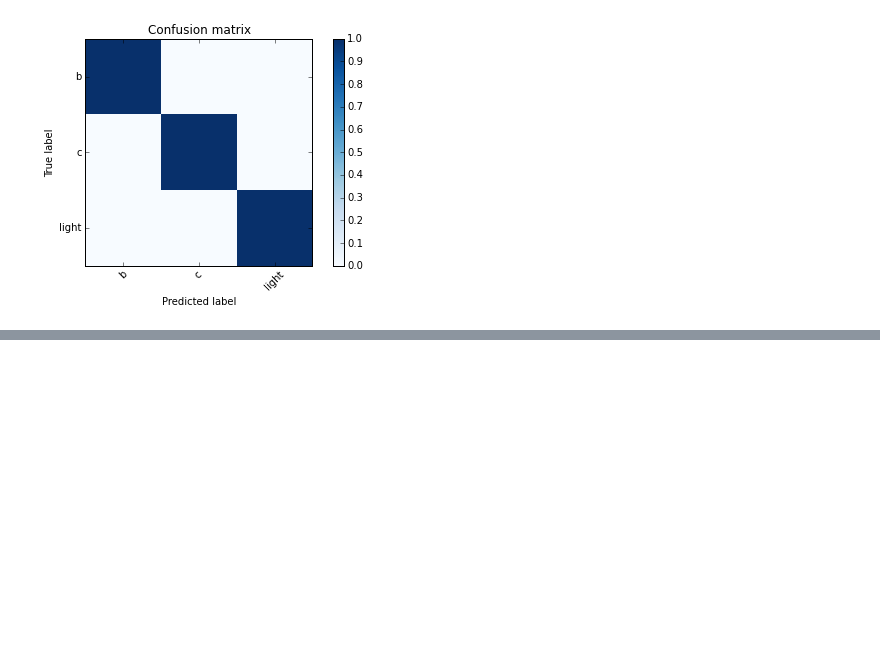
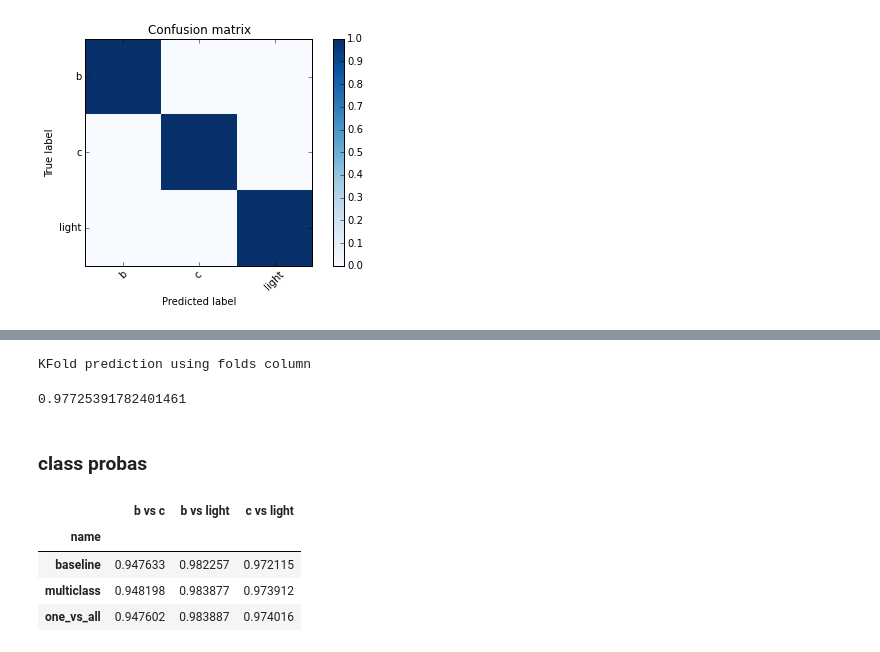
Before and after one commit to tlikhomanenko/jet_tagging_LHCb, a Jupyter notebook: jet-tagging.ipynb, the cells around one changed output, grey strips where cells are left out. Saved outputs shown, nothing was run; the diff lists cells and outputs as text; code cells hidden in the pictures; blank space fills up the shorter version.

```diff
--- a/jet-tagging.ipynb
+++ b/jet-tagging.ipynb
@@ -599,0 +277,4 @@ NameError: name 'ranker_result' is not defined
+# %%
+xgb_base = XGBoostClassifier(n_estimators=100, colsample=0.7, eta=0.1, nthreads=8, subsample=0.5, max_depth=8)
+light_vs_all_folding = FoldingClassifier(xgb_base, n_folds=2, random_state=11, features=sv_features)
+%time light_vs_all_folding.fit_lds(data_light_vs_all_lds)
@@ -599,0 +290,31 @@ NameError: name 'ranker_result' is not defined
+# %%
+light_vs_all_proba = light_vs_all_folding.predict_proba(data_light_vs_all)
+roc_auc_score(label_light_vs_all, light_vs_all_proba[:,1])
+# %% [output]
+KFold prediction using folds column
+0.97725391782401461
+# %% [markdown]
+### class probas
+# %%
+class_probas = numpy.concatenate((b_vs_all_proba[:,[1]], c_vs_all_proba[:,[1]], light_vs_all_proba[:,[1]]), axis=1)
+class_probas = class_probas/class_probas.sum(axis=1, keepdims=True)
+class_labels = numpy.array([0]*len(data_b) + [1]*len(data_c) + [2]*len(data_light))
+# %%
+one_vs_all_result = generate_result(1 - roc_auc_score(class_labels > 0, class_probas[:, 0] / class_probas[:, 1],
+                                                      sample_weight=(class_labels != 2) * 1),
+                                    1 - roc_auc_score(class_labels > 1, class_probas[:, 0] / class_probas[:, 2],
+                                                      sample_weight=(class_labels != 1) * 1),
+                                    1 - roc_auc_score(class_labels > 1, class_probas[:, 1] / class_probas[:, 2],
+                                                      sample_weight=(class_labels != 0) * 1),
+                                    label='one_vs_all')
+# %%
+result = pandas.concat([baseline_result, multiclass_result, one_vs_all_result])
+result.index = result['name']
+result = result.drop('name', axis=1)
+result
+# %% [output]
+|  | b vs c | b vs light | c vs light |
+| name |  |  |  |
+| baseline | 0.947633 | 0.982257 | 0.972115 |
+| multiclass | 0.948198 | 0.983877 | 0.973912 |
+| one_vs_all | 0.947602 | 0.983887 | 0.974016 |
```
Also changed, not shown: parts of 74 cells of this notebook.
